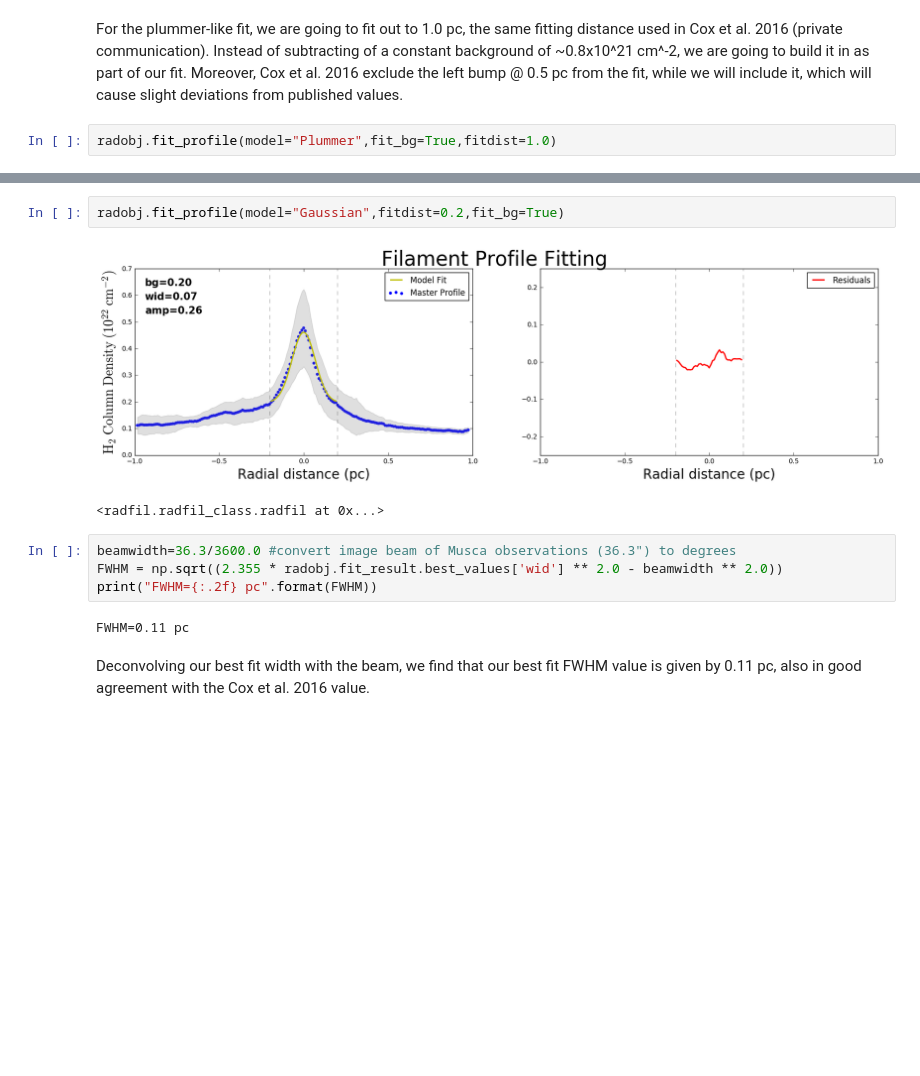
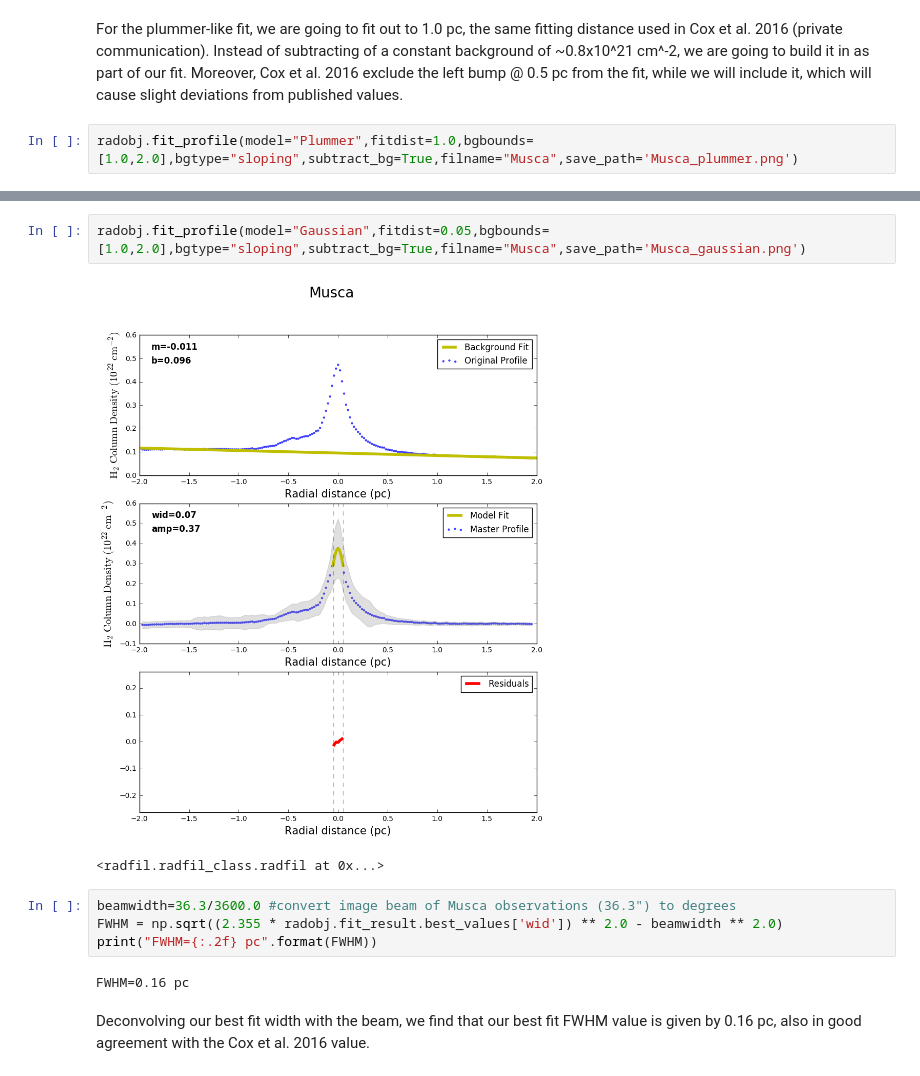
Before and after one commit to catherinezucker/radfil, a Jupyter notebook: RadFil_Tutorial.ipynb, the cells around one changed output, grey strips where cells are left out. Drawn from its saved outputs; the diff is of its cells as text; blank space fills up the shorter version.

```diff
--- a/RadFil_Tutorial.ipynb
+++ b/RadFil_Tutorial.ipynb
@@ -73,5 +71,5 @@ Now that we have the master profile, we are reading for fitting using the fit_pr
 # %% [markdown]
 For the plummer-like fit, we are going to fit out to 1.0 pc, the same fitting distance used in Cox et al. 2016 (private communication). Instead of subtracting of a constant background of ~0.8x10^21 cm^-2, we are going to build it in as part of our fit. Moreover, Cox et al. 2016 exclude the left bump @ 0.5 pc from the fit, while we will include it, which will cause slight deviations from published values.
 # %%
-radobj.fit_profile(model="Plummer",fit_bg=True,fitdist=1.0)
+radobj.fit_profile(model="Plummer",fitdist=1.0,bgbounds=[1.0,2.0],bgtype="sloping",subtract_bg=True,filname="Musca",save_path='Musca_plummer.png')
 # %% [output]
@@ -84,13 +82,13 @@ Next, we are going to fit the inner width (i.e. the inner 0.05-0.10 pc) of the f
 # %%
-radobj.fit_profile(model="Gaussian",fitdist=0.2,fit_bg=True)
+radobj.fit_profile(model="Gaussian",fitdist=0.05,bgbounds=[1.0,2.0],bgtype="sloping",subtract_bg=True,filname="Musca",save_path='Musca_gaussian.png')
 # %% [output]
-[figure, old version]
+[figure, new version]
 <radfil.radfil_class.radfil at 0x...>
 # %%
 beamwidth=36.3/3600.0 #convert image beam of Musca observations (36.3") to degrees
-FWHM = np.sqrt((2.355 * radobj.fit_result.best_values['wid'] ** 2.0 - beamwidth ** 2.0))
+FWHM = np.sqrt((2.355 * radobj.fit_result.best_values['wid']) ** 2.0 - beamwidth ** 2.0)
 print("FWHM={:.2f} pc".format(FWHM))
 # %% [output]
-FWHM=0.11 pc
+FWHM=0.16 pc
 # %% [markdown]
-Deconvolving our best fit width with the beam, we find that our best fit FWHM value is given by 0.11 pc, also in good agreement with the Cox et al. 2016 value.
+Deconvolving our best fit width with the beam, we find that our best fit FWHM value is given by 0.16 pc, also in good agreement with the Cox et al. 2016 value.
```
Also changed, not shown: parts of 5 cells of this notebook, 1 other file.
